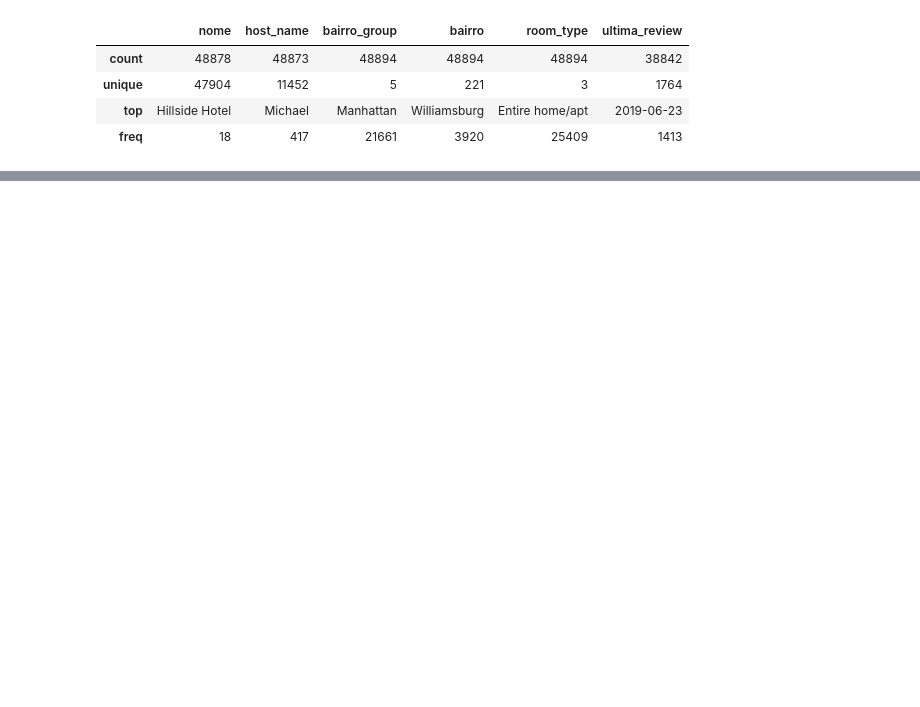
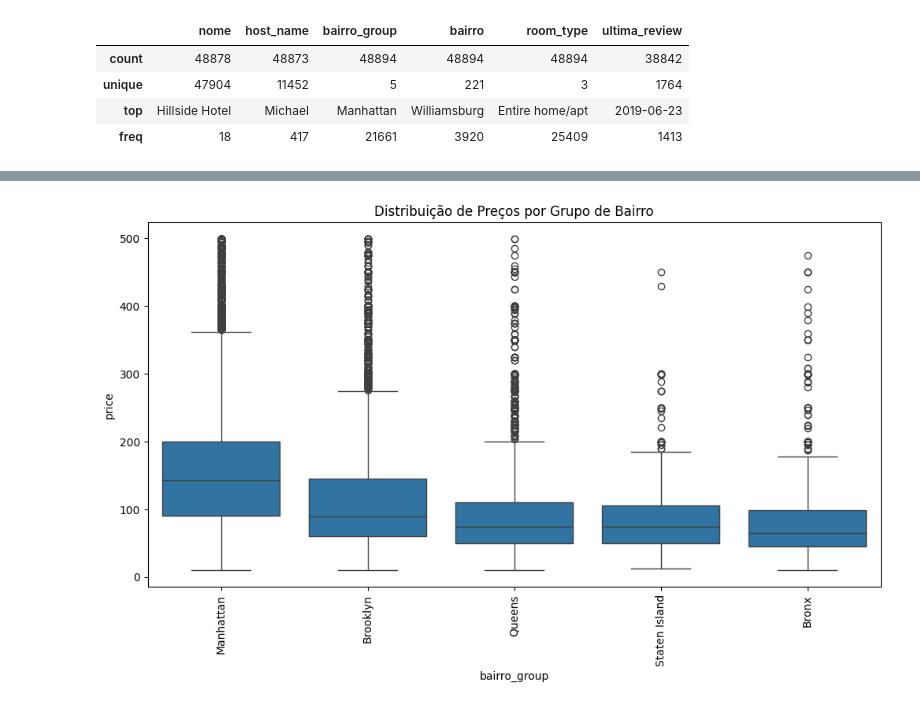
Before and after one commit to laraesquivel/lighthouse_data_science, a Jupyter notebook: analise_exploratoria.ipynb, the cells around one changed output, grey strips where cells are left out. Cells and saved outputs as stored; diff of their text form; code cells hidden in the pictures; blank space fills up the shorter version.

```diff
--- a/analise_exploratoria.ipynb
+++ b/analise_exploratoria.ipynb
@@ -115,0 +142,8 @@ Analisando preço e bairro inicialmente, decidi criar um boxplot para verificar
+# %%
+plt.figure(figsize=(12, 6))
+sns.boxplot(x='bairro_group', y='price', data=df[df['price'] < 500])
+plt.title('Distribuição de Preços por Grupo de Bairro')
+plt.xticks(rotation=90)
+plt.show()
+# %% [output]
+[figure, added]
```
Also changed, not shown: parts of 27 cells of this notebook, 1 other file.
